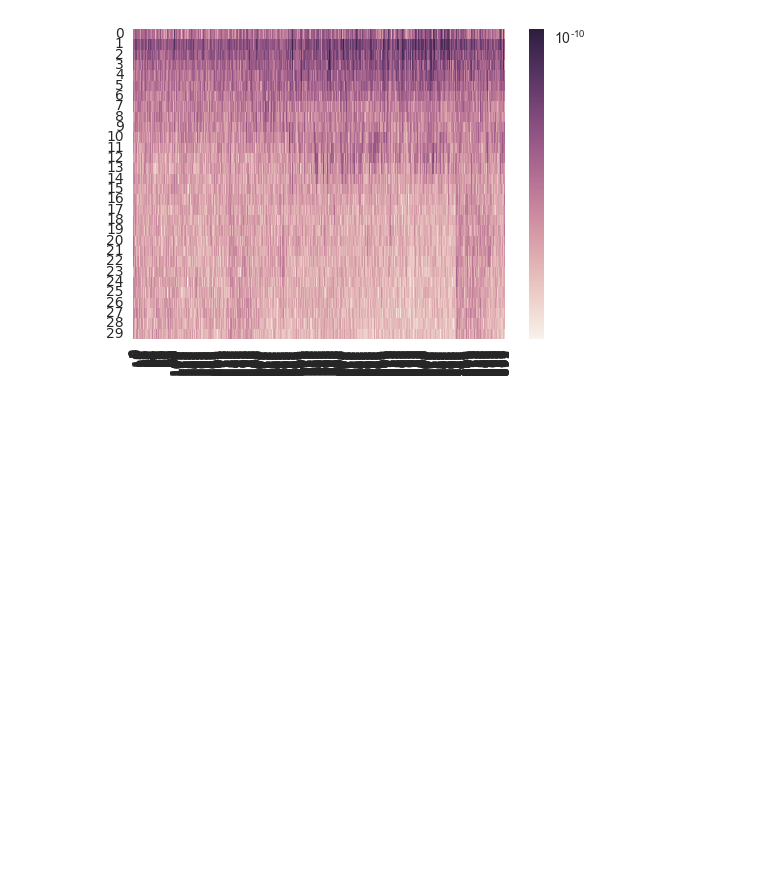
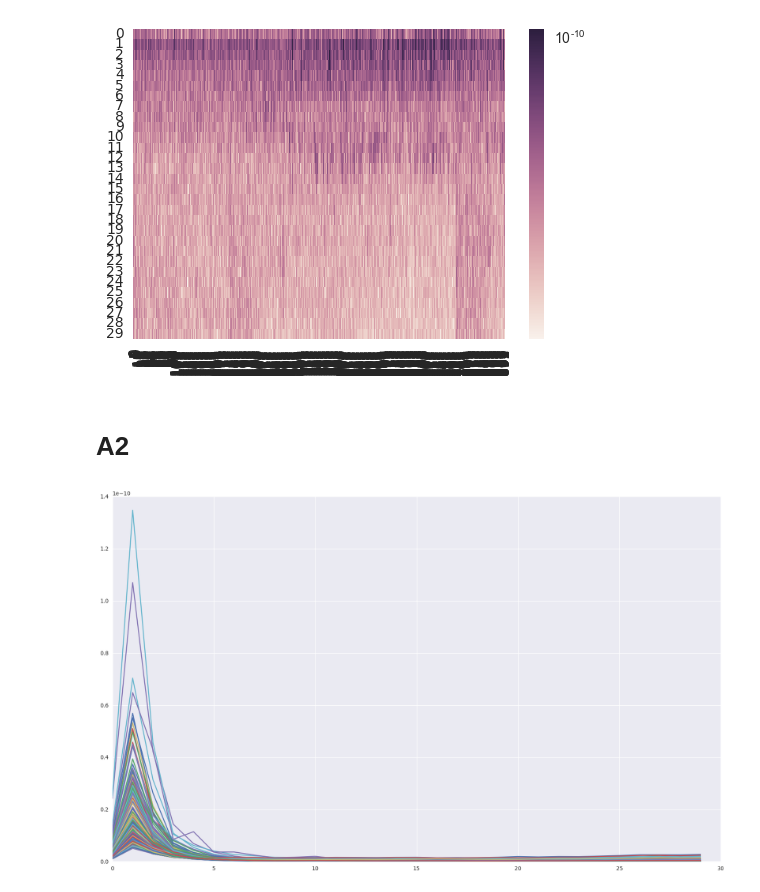
Before and after one commit to turtle-lea/ciencia-de-datos, a Jupyter notebook: tp-2/tp-2.ipynb, the cells around one changed output. Saved outputs shown, nothing was run; the diff lists cells and outputs as text; code cells hidden in the pictures; blank space fills up the shorter version.

```diff
--- a/tp-2/tp-2.ipynb
+++ b/tp-2/tp-2.ipynb
@@ -109,3 +109,28 @@ mean_all_frec = matrix_all_frec.mean(0)
 grafico_heatmap(mean_all_frec)
 # %% [output]
 [figure]
+# %% [markdown]
+# A2
+# %%
+def ej2_frecuencias(electrode):
+    frecuencies = []
+    for i in range (0,894):
+        elec_x_frec = matrix_p01[i, electrode, :]
+        a, b = welch(elec_x_frec, float(Samples/0.8))
+        frecuencies.append(b[0:cant_frec])
+    #print frecuencies
+    frecuencies = np.array(frecuencies)#.T
+    return frecuencies
+# %%
+frecs = []
+for i in range(0,255):
+    ej_2 = ej2_frecuencias(i)
+    ej_2 = ej_2.T
+    frec = ej_2.mean(1)
+    frecs.append(frec)
+# %%
+plt.figure(figsize=(20,12))
+for i in range(0,255):
+    plt.plot(range(0,cant_frec),frecs[i])
+# %% [output]
+[figure, added]
```
